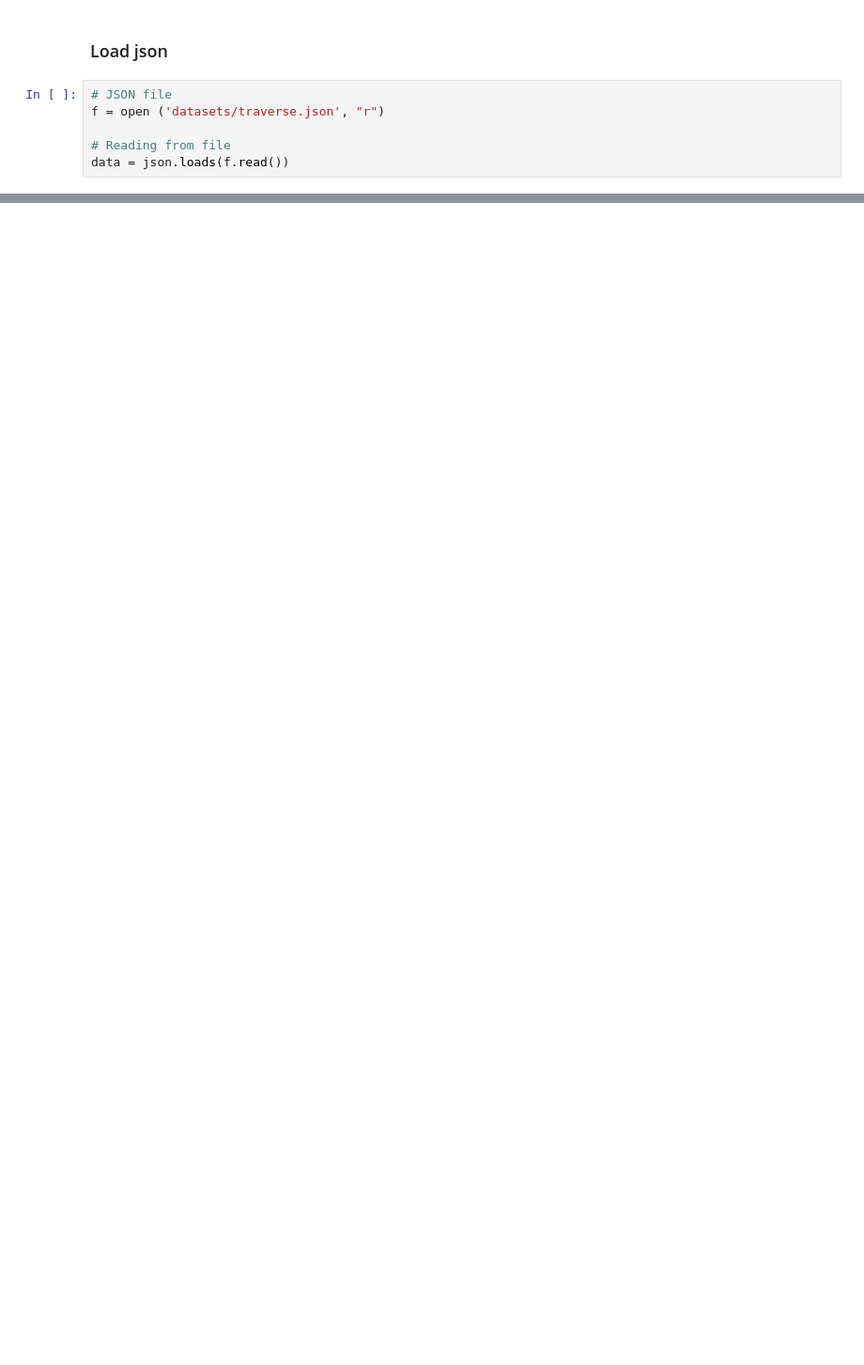
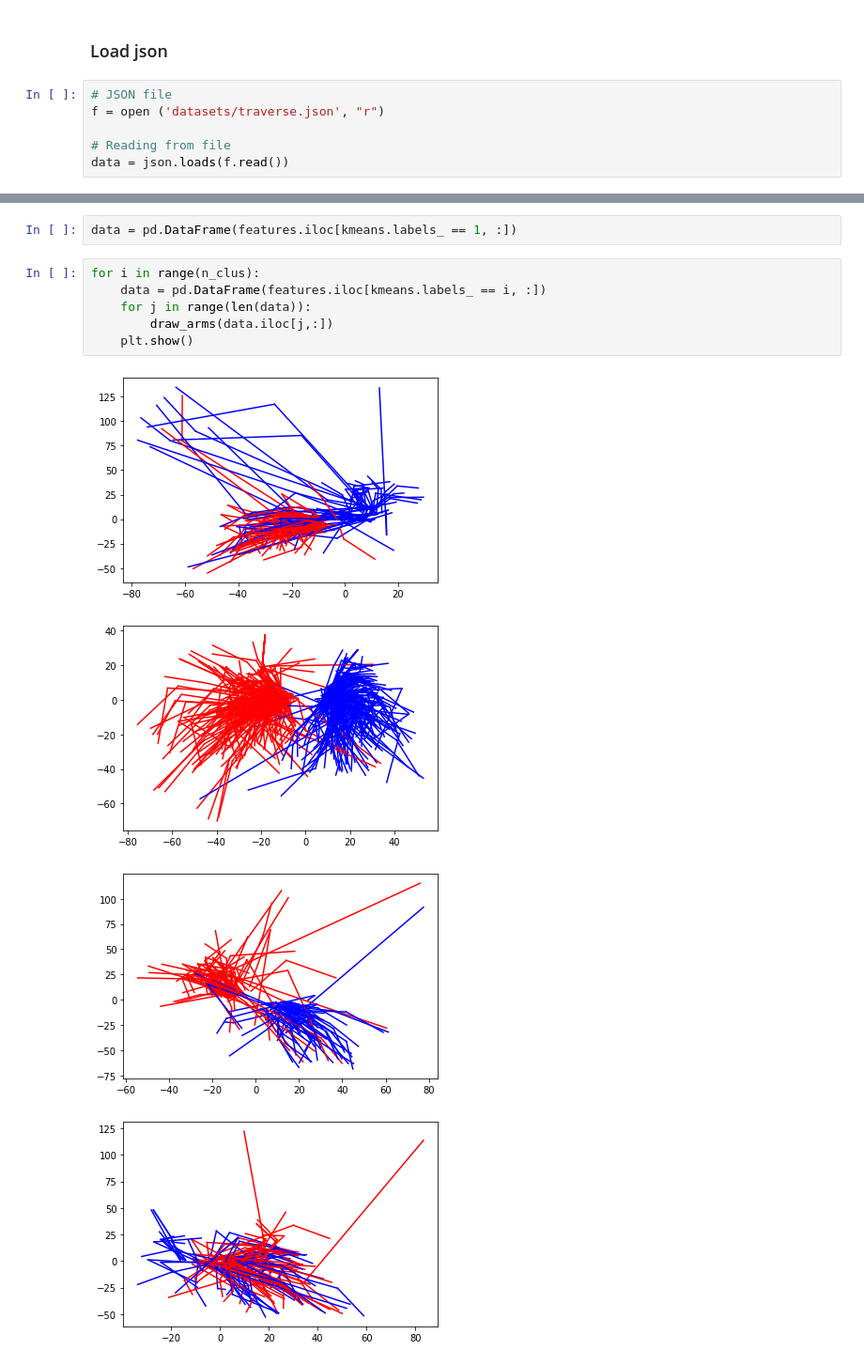
Before and after one commit to MikeDoes/START_HACK_2021, a Jupyter notebook: LoadData_peter.ipynb, the cells around one changed output, grey strips where cells are left out. Shown at 94% size. Cells and saved outputs as stored; diff of their text form; blank space fills up the shorter version.

```diff
--- a/LoadData_peter.ipynb
+++ b/LoadData_peter.ipynb
@@ -309,0 +309,13 @@ plt.scatter(delta_pos[:,0], delta_pos[:,1], c = direction)
+# %%
+data = pd.DataFrame(features.iloc[kmeans.labels_ == 1, :])
+# %%
+for i in range(n_clus):
+    data = pd.DataFrame(features.iloc[kmeans.labels_ == i, :])
+    for j in range(len(data)):
+        draw_arms(data.iloc[j,:])
+    plt.show()
+# %% [output]
+[figure, added]
+[figure, added]
+[figure, added]
+[figure, added]
```
Also changed, not shown: parts of 37 cells of this notebook.
